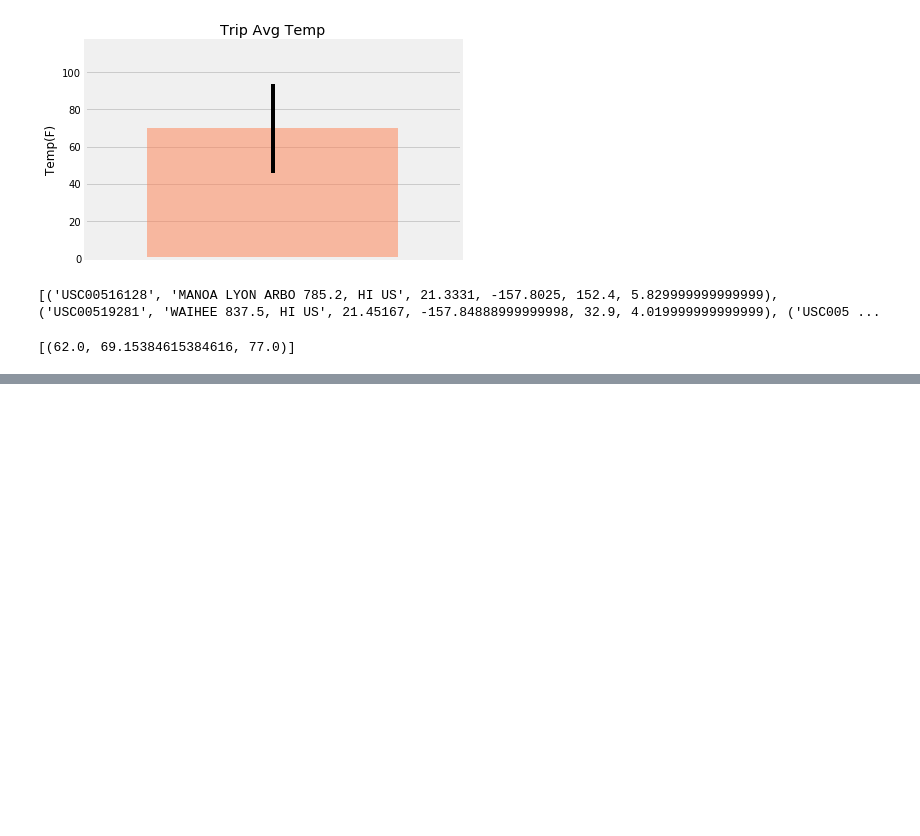
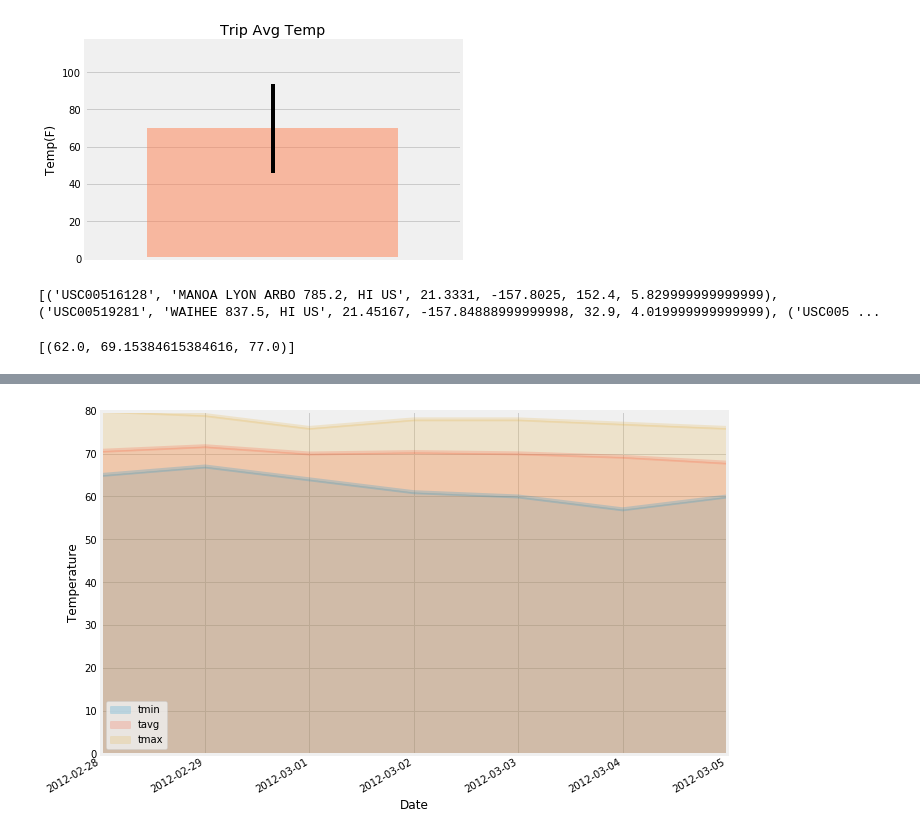
Before and after one commit to prasannarangam21/sqlalchemy-challenge, a Jupyter notebook: climate_starter.ipynb, the cells around one changed output, grey strips where cells are left out. Saved outputs shown, nothing was run; the diff lists cells and outputs as text; code cells hidden in the pictures; blank space fills up the shorter version.

```diff
--- a/climate_starter.ipynb
+++ b/climate_starter.ipynb
@@ -252,20 +251,15 @@ daily_normals("01-01")
 # calculate the daily normals for your trip
 # push each tuple of calculations into a list called `normals`
 normals=[]
-ls= []
 # Set the start and end date of the trip
 start_date = '2012-02-28'
 end_date = '2012-03-05'
 # Use the start and end date to create a range of dates
-start_date = dt.datetime.strptime('2012-02-28', "%Y-%m-%d")
-end_date = dt.datetime.strptime('2012-03-05', "%Y-%m-%d")
+trip_dates = pd.date_range(start_date,end_date)
 # Stip off the year and save a list of %m-%d strings
-
 # Loop through the list of %m-%d strings and calculate the normals for each date
-for start_date in end_date:
-    ls.append(list(start_date))
-    st_str_dt = iter_date.strftime("%m-%d")
-    iter_date += dt.timedelta(1)
+for date in trip_dates:
+    st_str_dt = date.strftime("%m-%d")
     normals.append(*daily_normals(st_str_dt))
 normals
 # %% [output]
@@ -273,6 +273,6 @@ TypeError: 'datetime.datetime' object is not iterable
 # %%
 # Load the previous query results into a Pandas DataFrame and add the `trip_dates` range as the `date` index
 df = pd.DataFrame(normals, columns=['tmin','tavg','tmax'])
-df['Date'] = pd.to_datetime(dt_list)
+df['Date'] = pd.to_datetime(trip_dates)
 df.set_index('Date', inplace=True)
 df
@@ -279,8 +289,9 @@ df
 # %%
 # Plot the daily normals as an area plot with `stacked=False`
-df.plot.area(stacked=False, alpha=0.2,figsize=(10,7))
+df.plot.area(stacked=False, alpha=0.2,figsize=(10,7),x_compat=True)
 plt.xlabel("Date")
 plt.ylabel("Temperature")
-plt.xticks(df["Date"], rotation=45)
 plt.ylim(0, 80)
 plt.savefig('Images/daily_normals.png')
+# %% [output]
+[figure, added]
```
Also changed, not shown: parts of 3 cells of this notebook, 1 other file.
